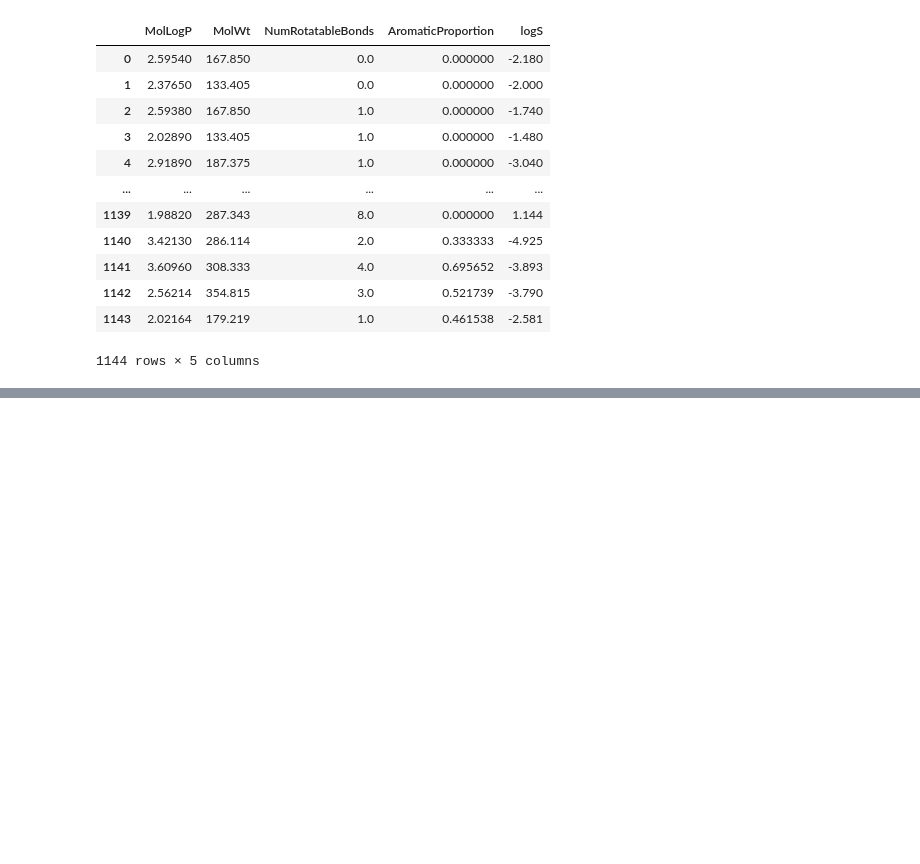
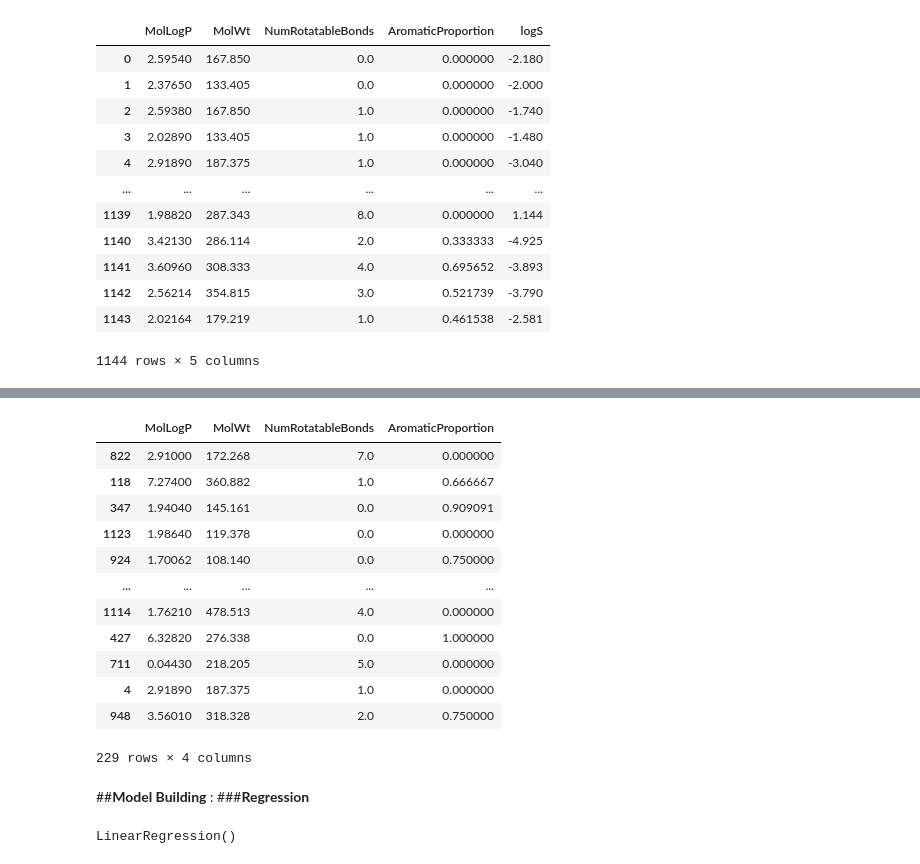
Before and after one commit to mwangisentry-talks/desktop-tutorial, a Jupyter notebook: BuildModel.ipynb, the cells around one changed output, grey strips where cells are left out. Drawn from its saved outputs; the diff is of its cells as text; code cells hidden in the pictures; blank space fills up the shorter version.

```diff
--- a/BuildModel.ipynb
+++ b/BuildModel.ipynb
@@ -26,0 +83,26 @@ data
+# %%
+x_test
+# %% [output]
+|  | MolLogP | MolWt | NumRotatableBonds | AromaticProportion |
+| 822 | 2.91000 | 172.268 | 7.0 | 0.000000 |
+| 118 | 7.27400 | 360.882 | 1.0 | 0.666667 |
+| 347 | 1.94040 | 145.161 | 0.0 | 0.909091 |
+| 1123 | 1.98640 | 119.378 | 0.0 | 0.000000 |
+| 924 | 1.70062 | 108.140 | 0.0 | 0.750000 |
+| ... | ... | ... | ... | ... |
+| 1114 | 1.76210 | 478.513 | 4.0 | 0.000000 |
+| 427 | 6.32820 | 276.338 | 0.0 | 1.000000 |
+| 711 | 0.04430 | 218.205 | 5.0 | 0.000000 |
+| 4 | 2.91890 | 187.375 | 1.0 | 0.000000 |
+| 948 | 3.56010 | 318.328 | 2.0 | 0.750000 |
+229 rows × 4 columns
+# %% [markdown]
+##**Model Building** :
+###**Regression**
+# %%
+from sklearn.linear_model import LinearRegression
+
+lr = LinearRegression()
+lr.fit(x_train, y_train)
+# %% [output]
+LinearRegression()
```
Also changed, not shown: parts of 8 cells of this notebook.
